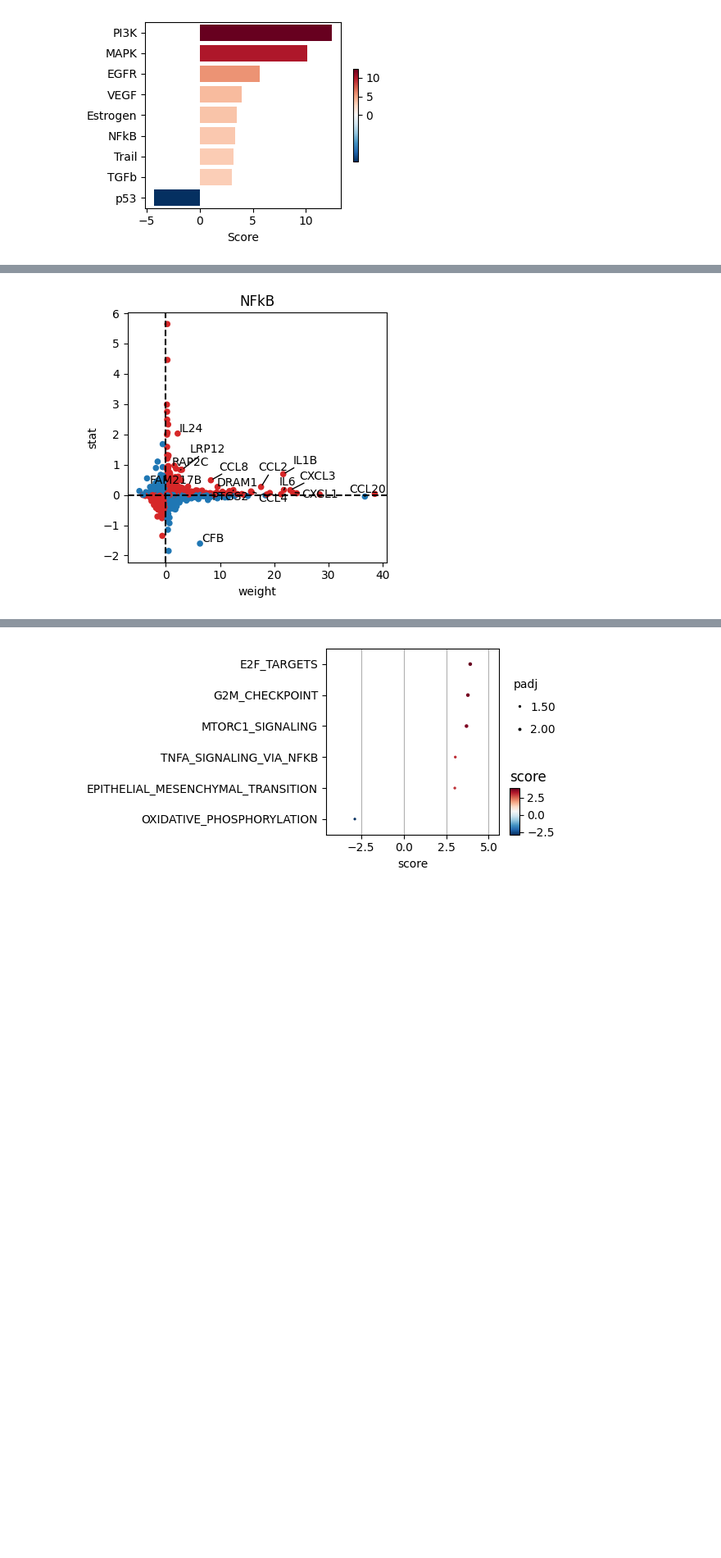
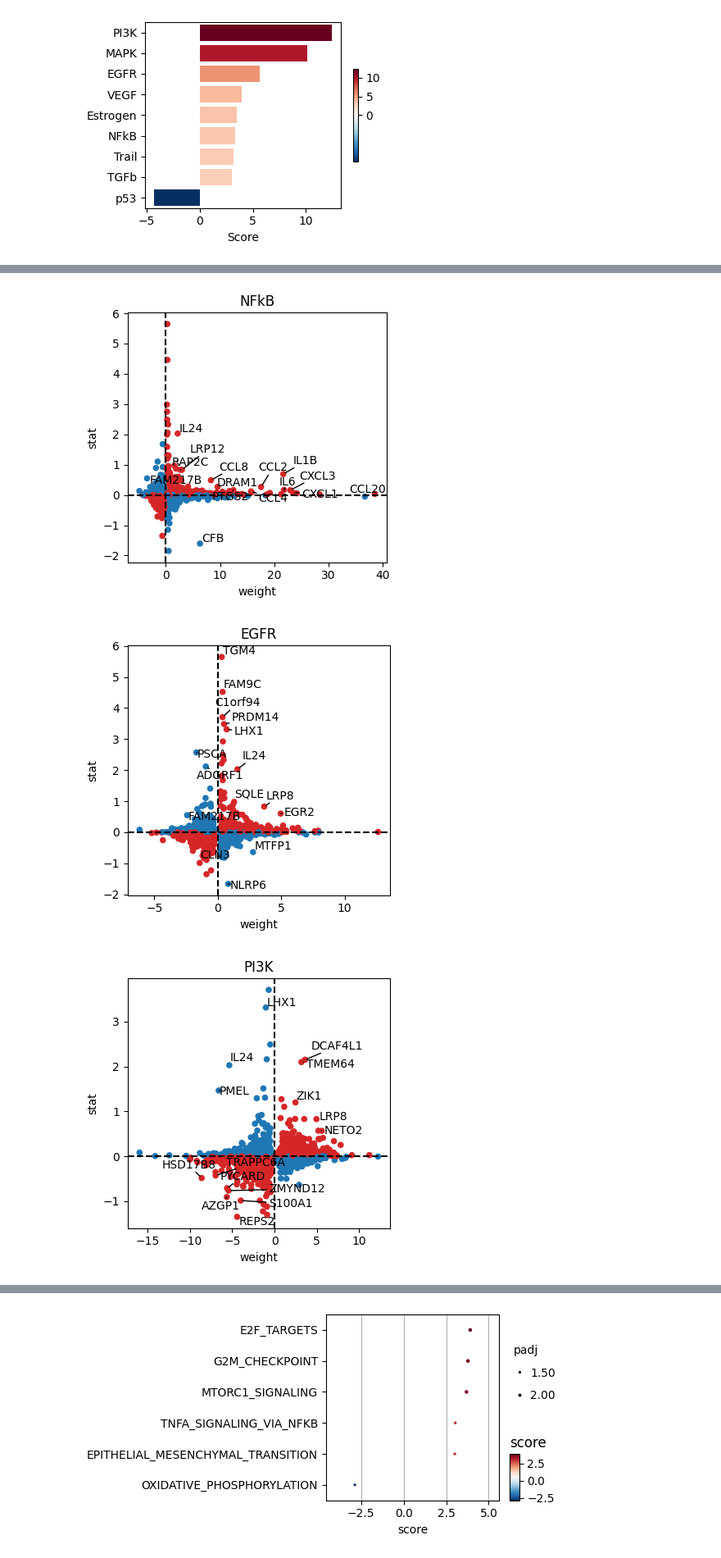
Before and after one commit to snaedis17/ERplus_BRCA2_TCGA_analysis, a Jupyter notebook: tcga_brca2_pathway_analysis.ipynb, the cells around one changed output, grey strips where cells are left out. Shown at 82% size. Saved outputs shown, nothing was run; the diff lists cells and outputs as text; code cells hidden in the pictures; blank space fills up the shorter version.

```diff
--- a/tcga_brca2_pathway_analysis.ipynb
+++ b/tcga_brca2_pathway_analysis.ipynb
@@ -130,18 +125,23 @@ dc.pl.barplot(data=pw_acts, name="BRCA2_vs_WT", top=20, figsize=(4, 3)) # changi
 # progeny pathways have weights, we can see from our data the target genes that are enriched.
 # change the "name" to the pathway that you want to show, in this case "NFkB" as could be the top upregulated.
 # 1) halda bara tölfræðinni úr DE niðurstöðunum
-plot_df = results_df[["log2FoldChange"]].copy()
-plot_df = plot_df.rename(columns={"log2FoldChange": "stat"})
-plot_df = plot_df.replace([np.inf, -np.inf], np.nan).dropna()
+plot_df = (
+    results_df[["log2FoldChange"]]
+    .rename(columns={"log2FoldChange": "stat"})
+    .replace([np.inf, -np.inf], np.nan)
+    .dropna()
+)
 
-# 2) keyra source_targets
-dc.pl.source_targets(
-    data=plot_df,
-    x="weight",      # úr progeny netinu
-    y="stat",        # úr plot_df
-    net=progeny,
-    name="NFkB",
-    top=15,
-    figsize=(4, 4)
-)
+for pw in ["NFkB", "EGFR", "PI3K", "MAPK"]:
+    print(f"Plotting {pw}")
+
+    dc.pl.source_targets(
+        data=plot_df,
+        x="weight",
+        y="stat",
+        net=progeny,
+        name=pw,
+        top=15,
+        figsize=(4,4)
+    )
 # %% [output]
@@ -148 +152,3 @@ dc.pl.source_targets(
 [figure]
+[figure, added]
+[figure, added]
```
Also changed, not shown: parts of 9 cells of this notebook.
